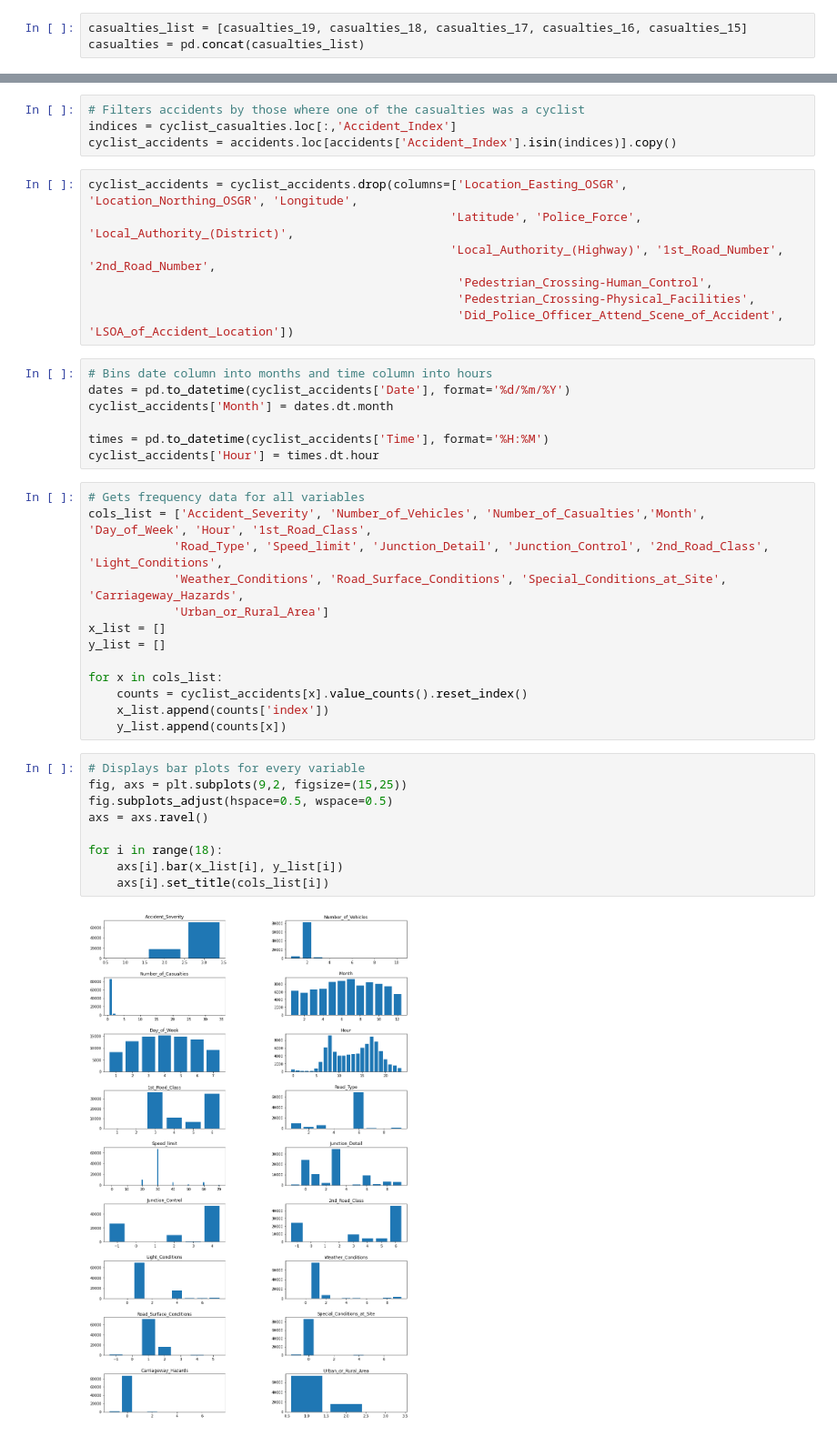
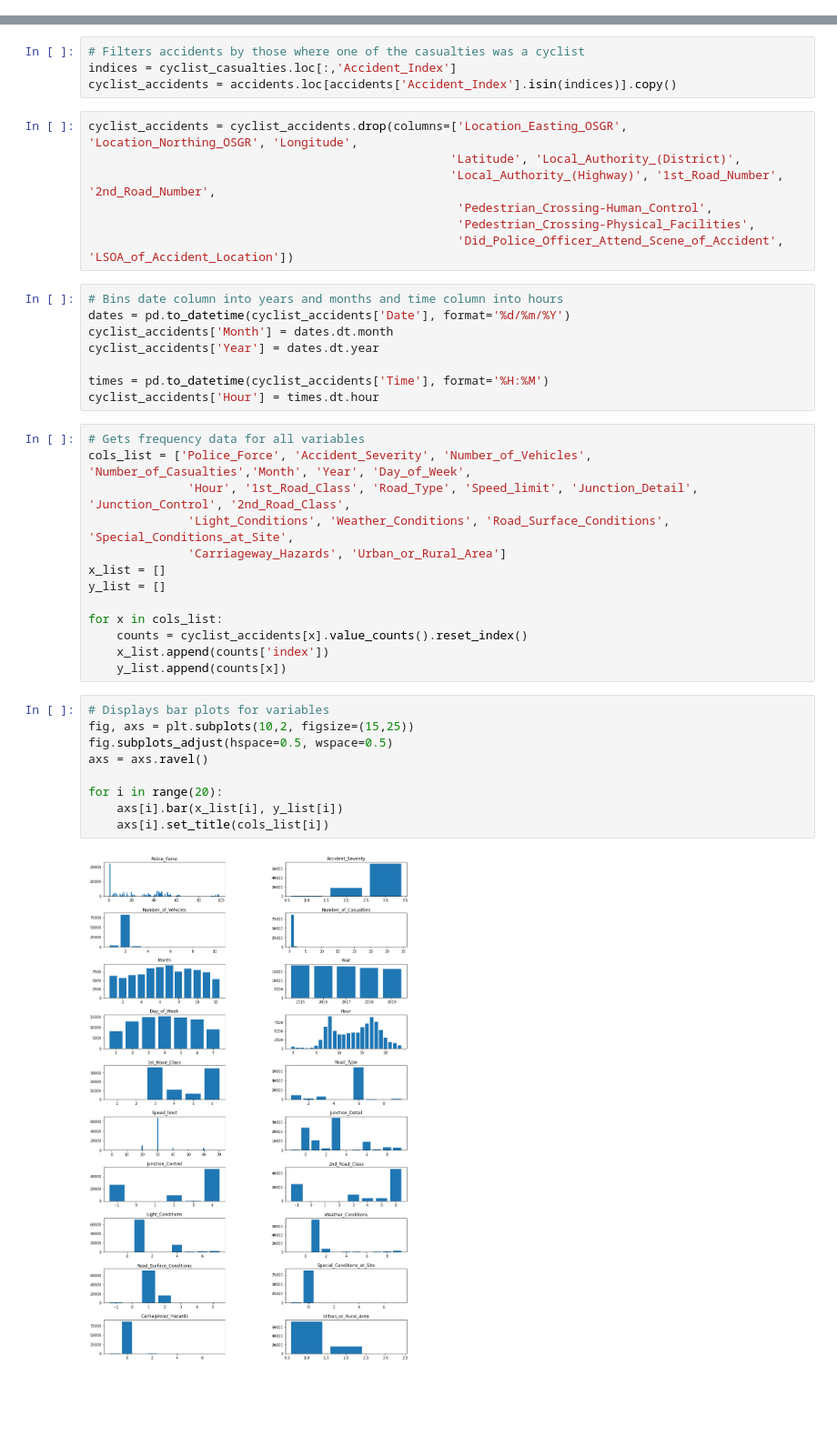
Before and after one commit to kellyroddy/cycling-accidents, a Jupyter notebook: Road safety data project.ipynb, the cells around one changed output, grey strips where cells are left out. Shown: that part at 91% size. Cells and saved outputs as stored; diff of their text form; blank space fills up the shorter version.

```diff
--- a/Road safety data project.ipynb
+++ b/Road safety data project.ipynb
@@ -33,3 +22,0 @@ casualties_15 = pd.read_csv("Data/Casualties_2015.csv", low_memory=False)
-# %%
-casualties_list = [casualties_19, casualties_18, casualties_17, casualties_16, casualties_15]
-casualties = pd.concat(casualties_list)
@@ -42,24 +57,25 @@ indices = cyclist_casualties.loc[:,'Accident_Index']
 cyclist_accidents = accidents.loc[accidents['Accident_Index'].isin(indices)].copy()
 # %%
 cyclist_accidents = cyclist_accidents.drop(columns=['Location_Easting_OSGR', 'Location_Northing_OSGR', 'Longitude',
-                                                   'Latitude', 'Police_Force', 'Local_Authority_(District)',
+                                                   'Latitude', 'Local_Authority_(District)',
                                                    'Local_Authority_(Highway)', '1st_Road_Number', '2nd_Road_Number',
                                                     'Pedestrian_Crossing-Human_Control',
                                                     'Pedestrian_Crossing-Physical_Facilities',
                                                     'Did_Police_Officer_Attend_Scene_of_Accident', 'LSOA_of_Accident_Location'])
 # %%
-# Bins date column into months and time column into hours
+# Bins date column into years and months and time column into hours
 dates = pd.to_datetime(cyclist_accidents['Date'], format='%d/%m/%Y')
 cyclist_accidents['Month'] = dates.dt.month
+cyclist_accidents['Year'] = dates.dt.year
 
 times = pd.to_datetime(cyclist_accidents['Time'], format='%H:%M')
 cyclist_accidents['Hour'] = times.dt.hour
 # %%
 # Gets frequency data for all variables
-cols_list = ['Accident_Severity', 'Number_of_Vehicles', 'Number_of_Casualties','Month', 'Day_of_Week', 'Hour', '1st_Road_Class',
-            'Road_Type', 'Speed_limit', 'Junction_Detail', 'Junction_Control', '2nd_Road_Class', 'Light_Conditions',
-            'Weather_Conditions', 'Road_Surface_Conditions', 'Special_Conditions_at_Site', 'Carriageway_Hazards',
-            'Urban_or_Rural_Area']
+cols_list = ['Police_Force', 'Accident_Severity', 'Number_of_Vehicles', 'Number_of_Casualties','Month', 'Year', 'Day_of_Week',
+              'Hour', '1st_Road_Class', 'Road_Type', 'Speed_limit', 'Junction_Detail', 'Junction_Control', '2nd_Road_Class',
+              'Light_Conditions', 'Weather_Conditions', 'Road_Surface_Conditions', 'Special_Conditions_at_Site',
+              'Carriageway_Hazards', 'Urban_or_Rural_Area']
 x_list = []
 y_list = []
 
@@ -68,13 +84,13 @@ for x in cols_list:
     x_list.append(counts['index'])
     y_list.append(counts[x])
 # %%
-# Displays bar plots for every variable
-fig, axs = plt.subplots(9,2, figsize=(15,25))
+# Displays bar plots for variables
+fig, axs = plt.subplots(10,2, figsize=(15,25))
 fig.subplots_adjust(hspace=0.5, wspace=0.5)
 axs = axs.ravel()
 
-for i in range(18):
+for i in range(20):
     axs[i].bar(x_list[i], y_list[i])
     axs[i].set_title(cols_list[i])
 # %% [output]
-[figure, old version]
+[figure, new version]
```
Also changed, not shown: parts of 12 cells of this notebook.
